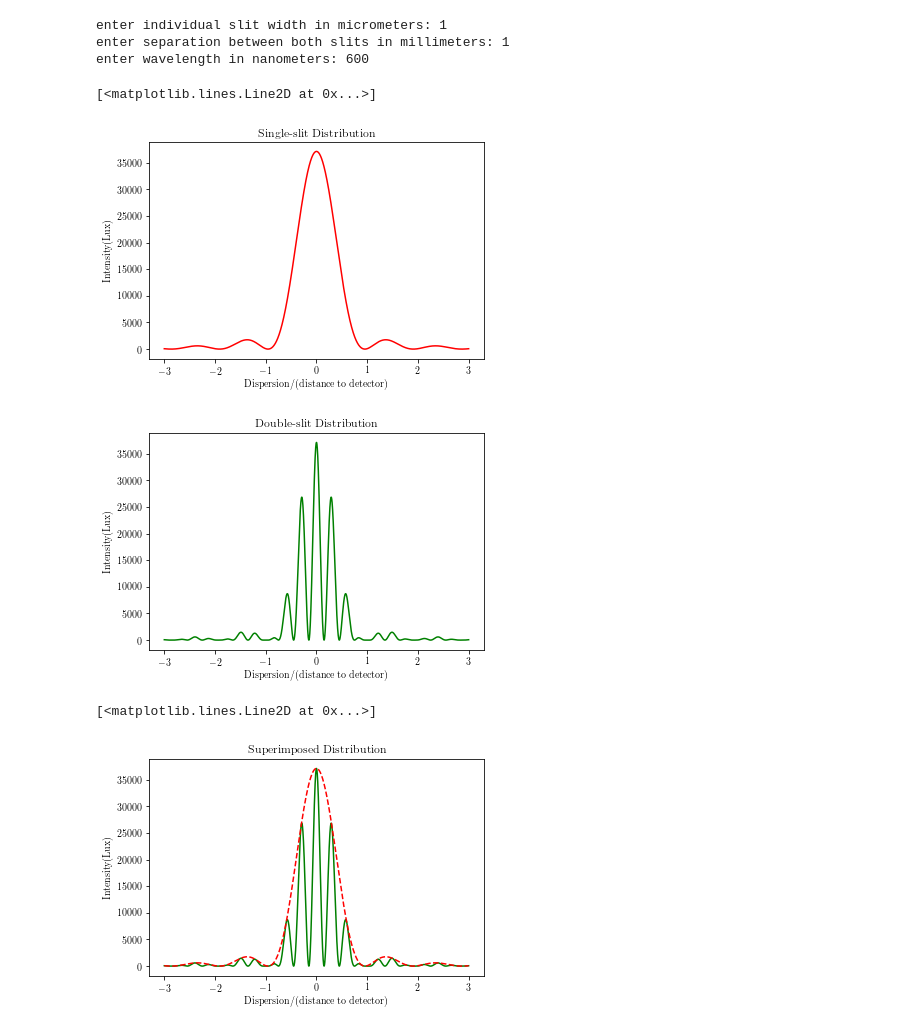
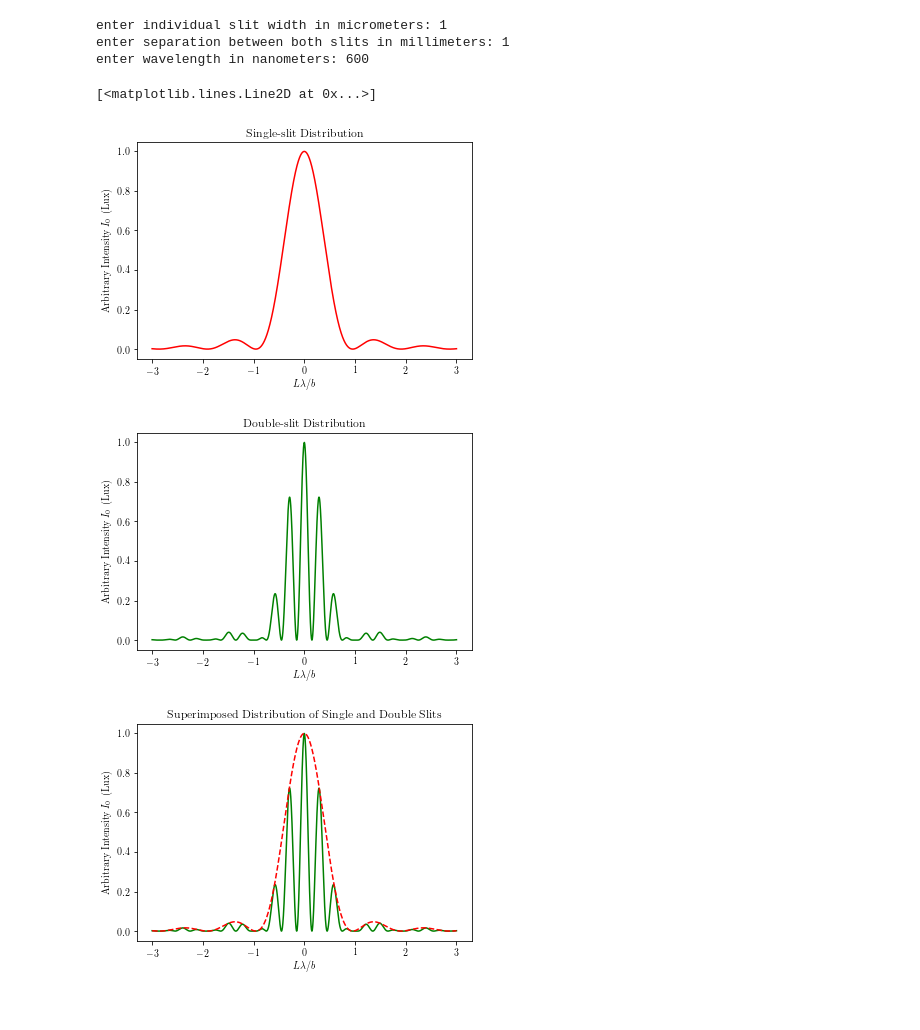
Before and after one commit to gallon90/Physics-plots, a Jupyter notebook: JupyterNotebooks/Single and Double Slit experiment.ipynb, the cells around one changed output. Cells and saved outputs as stored; diff of their text form; code cells hidden in the pictures.

```diff
--- a/JupyterNotebooks/Single and Double Slit experiment.ipynb
+++ b/JupyterNotebooks/Single and Double Slit experiment.ipynb
@@ -1,5 +1,6 @@
 # %%
 %matplotlib inline
+
 from matplotlib import rc
 rc('font', **{'family': 'serif', 'serif': ['Computer Modern']})
 rc('text', usetex=True)
@@ -18,7 +19,8 @@ Lambduh=input('enter wavelength in nanometers: ')
 lambduh=int(Lambduh)**10**(-9)
 
 L=.0003
-I_o=(37110)
+I_o=1
+#(37110)
 
 #sin(theta) portion of slit equation is approximately equal to any x divided by L distance to detector(in meters)
 
@@ -30,14 +32,10 @@ t=(np.cos(alpha))**2
 
 prod = np.sinc(beta)**2
 
-
-
-#if you want to save your figure, uncomment the plt.savefig portions
-
 plt.figure()
 plt.title('Single-slit Distribution')
-plt.xlabel('Dispersion/(distance to detector)')
-plt.ylabel('Intensity(Lux)')
+plt.xlabel('$L\lambda/b$')
+plt.ylabel('Arbitrary Intensity $I_0$ (Lux)')
 plt.plot(x1, I_o*prod,"r")
 #plt.savefig('singleslit.png', dpi=1000)
 
@@ -45,8 +43,8 @@ plt.plot(x1, I_o*prod,"r")
 I=I_o*t*prod
 plt.figure()
 plt.title('Double-slit Distribution')
-plt.xlabel('Dispersion/(distance to detector)')
-plt.ylabel('Intensity(Lux)')
+plt.xlabel('$L\lambda/b$')
+plt.ylabel('Arbitrary Intensity $I_0$ (Lux)')
 plt.plot(x1,I,'g')
 #plt.savefig('doubleslit.png', dpi=1000)
 # %% [output]
@@ -54,18 +52,17 @@ enter individual slit width in micrometers: 1
 enter separation between both slits in millimeters: 1
 enter wavelength in nanometers: 600
 [<matplotlib.lines.Line2D at 0x...>]
-[figure, old version]
+[figure, new version]
-[figure, old version]
+[figure, new version]
 # %%
-
-#The following shows that the distribution for 2 slits is a product of the 1st slit with cos(theta)**2
+##The following shows that the distribution for 2 slits is a product of the 1st slit with cos(theta)**2
 plt.figure()
-plt.title('Superimposed Distribution')
-plt.xlabel('Dispersion/(distance to detector)')
-plt.ylabel('Intensity(Lux)')
+plt.title('Superimposed Distribution of Single and Double Slits')
+plt.xlabel(' $L\lambda/b$')
+plt.ylabel('Arbitrary Intensity $I_0$ (Lux)')
 plt.plot(x1,I,'g')
 plt.plot(x1,I_o*prod,'--r')
+
 #plt.savefig('superimposed.png', dpi=1000)
 # %% [output]
-[<matplotlib.lines.Line2D at 0x...>]
-[figure, old version]
+[figure, new version]
```
Also changed, not shown: parts of 1 cell of this notebook.
